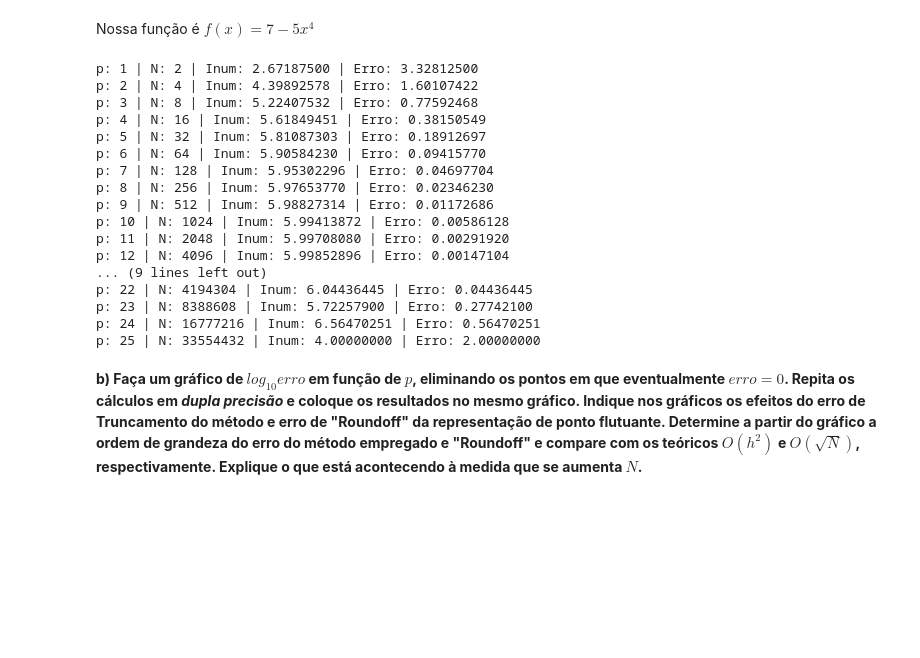
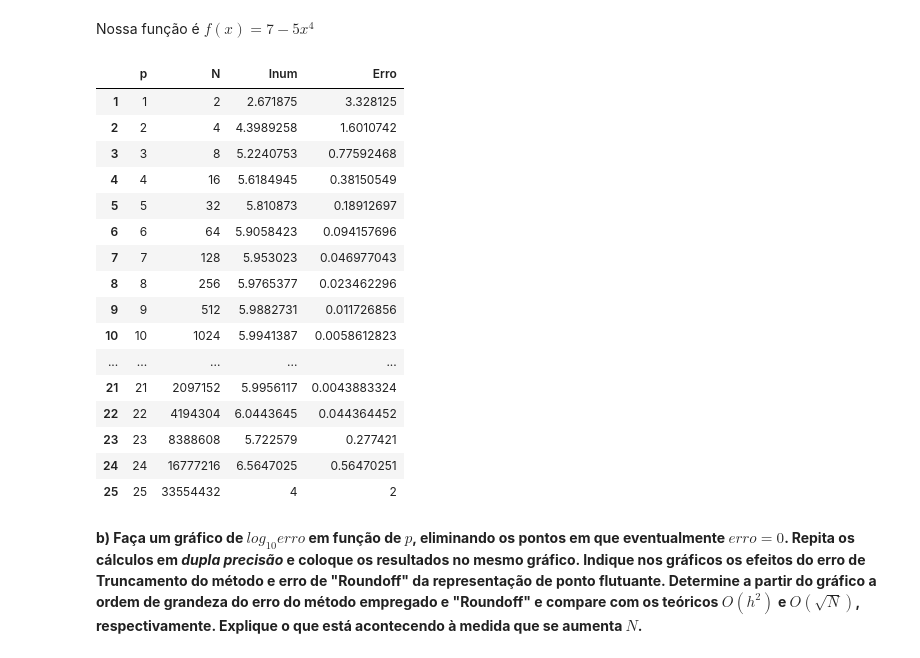
Before and after one commit to leonardovaladao/MAP214, a Jupyter notebook: Exercise Programs/EP3.ipynb, the cells around one changed output. Saved outputs shown, nothing was run; the diff lists cells and outputs as text; code cells hidden in the pictures; blank space fills up the shorter version.

```diff
--- a/Exercise Programs/EP3.ipynb
+++ b/Exercise Programs/EP3.ipynb
@@ -48,45 +47,48 @@ def trapezio(f, N, a, b):
 # %%
 # Definir funcao
 def func(x):
     return 7-5*x**4
 
 # Calcular p de 1 a 25 e fazer tabela
 import numpy as np
+import pandas as pd
+pd.set_option('precision', 8)
+
+# Gerar p e tabela inicial
 p = list(np.arange(1,26))
+df = pd.DataFrame(index=np.arange(1,26), columns=['p', 'N', 'Inum', 'Erro'])
 
 # Iterações
-lp = []
-lerro = []
 for p in p:
     N = np.single(2**p)
     a = np.single(0)
     b = np.single(1)
     I = np.single(6)
     Inum = np.single(trapezio(func, N, 0, 1))
     erro = np.single(np.abs(Inum-I))
-    # Adicionar à lista para gráfico posterior
-    lp.append(p)
-    lerro.append(erro)
-    # Imprimir tabela
-    print('p: {:.0f} | N: {:.0f} | Inum: {:.8f} | Erro: {:.8f} '.format(p, N, Inum, erro))
+
+    # Adicionar à tabela
+    df.loc[p] = [p, N, Inum, erro]
+
+df
 # %% [output]
-p: 1 | N: 2 | Inum: 2.67187500 | Erro: 3.32812500
-p: 2 | N: 4 | Inum: 4.39892578 | Erro: 1.60107422
-p: 3 | N: 8 | Inum: 5.22407532 | Erro: 0.77592468
-p: 4 | N: 16 | Inum: 5.61849451 | Erro: 0.38150549
-p: 5 | N: 32 | Inum: 5.81087303 | Erro: 0.18912697
-p: 6 | N: 64 | Inum: 5.90584230 | Erro: 0.09415770
-p: 7 | N: 128 | Inum: 5.95302296 | Erro: 0.04697704
-p: 8 | N: 256 | Inum: 5.97653770 | Erro: 0.02346230
-p: 9 | N: 512 | Inum: 5.98827314 | Erro: 0.01172686
-p: 10 | N: 1024 | Inum: 5.99413872 | Erro: 0.00586128
-p: 11 | N: 2048 | Inum: 5.99708080 | Erro: 0.00291920
-p: 12 | N: 4096 | Inum: 5.99852896 | Erro: 0.00147104
-... (9 lines left out)
-p: 22 | N: 4194304 | Inum: 6.04436445 | Erro: 0.04436445
-p: 23 | N: 8388608 | Inum: 5.72257900 | Erro: 0.27742100
-p: 24 | N: 16777216 | Inum: 6.56470251 | Erro: 0.56470251
-p: 25 | N: 33554432 | Inum: 4.00000000 | Erro: 2.00000000
+|  | p | N | Inum | Erro |
+| 1 | 1 | 2 | 2.671875 | 3.328125 |
+| 2 | 2 | 4 | 4.3989258 | 1.6010742 |
+| 3 | 3 | 8 | 5.2240753 | 0.77592468 |
+| 4 | 4 | 16 | 5.6184945 | 0.38150549 |
+| 5 | 5 | 32 | 5.810873 | 0.18912697 |
+| 6 | 6 | 64 | 5.9058423 | 0.094157696 |
+| 7 | 7 | 128 | 5.953023 | 0.046977043 |
+| 8 | 8 | 256 | 5.9765377 | 0.023462296 |
+| 9 | 9 | 512 | 5.9882731 | 0.011726856 |
+| 10 | 10 | 1024 | 5.9941387 | 0.0058612823 |
+| ... | ... | ... | ... | ... |
+| 21 | 21 | 2097152 | 5.9956117 | 0.0043883324 |
+| 22 | 22 | 4194304 | 6.0443645 | 0.044364452 |
+| 23 | 23 | 8388608 | 5.722579 | 0.277421 |
+| 24 | 24 | 16777216 | 6.5647025 | 0.56470251 |
+| 25 | 25 | 33554432 | 4 | 2 |
 # %% [markdown]
 **b) Faça um gráfico de $log_{10}erro$ em função de $p$, eliminando os pontos em que eventualmente $erro=0$. Repita os cálculos em *dupla precisão* e coloque os resultados no mesmo gráfico. Indique nos gráficos os efeitos do erro de Truncamento do método e erro de "Roundoff" da representação de ponto flutuante. Determine a partir do gráfico a ordem de grandeza do erro do método empregado e "Roundoff" e compare com os teóricos $O(h^2)$ e $O(\sqrt{N})$, respectivamente. Explique o que está acontecendo à medida que se aumenta $N$.**
 # %% [markdown]
```
Also changed, not shown: parts of 21 cells of this notebook.
